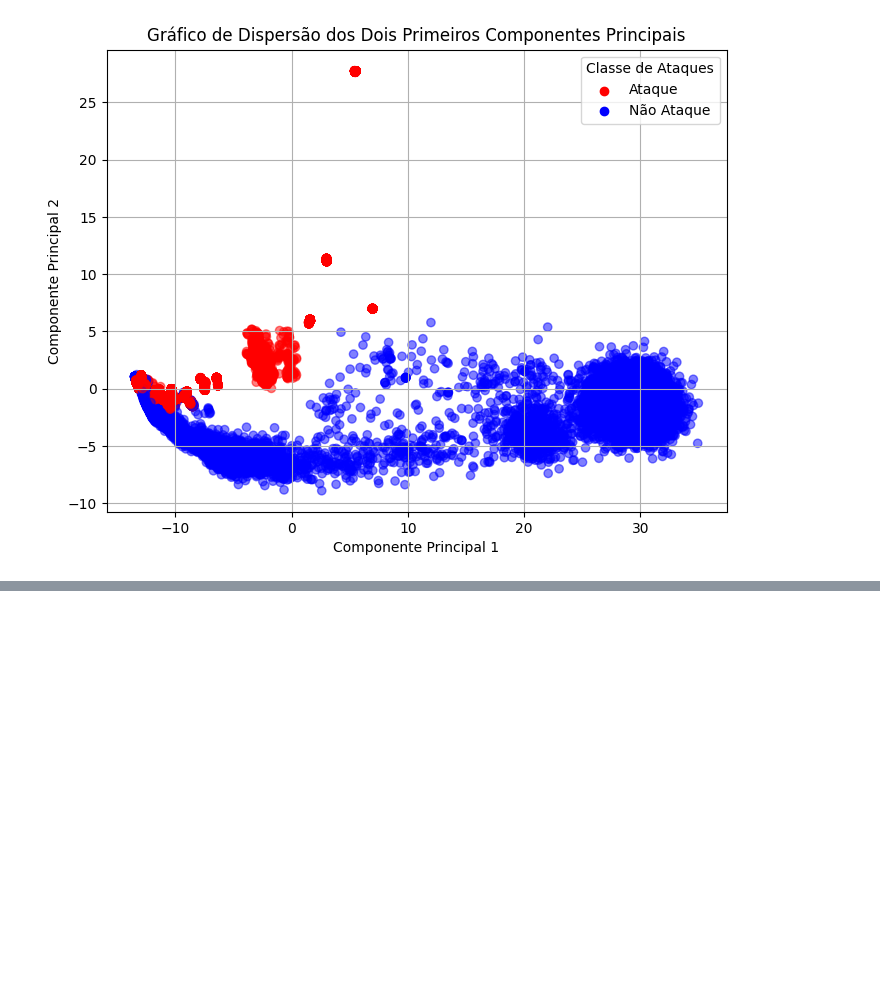
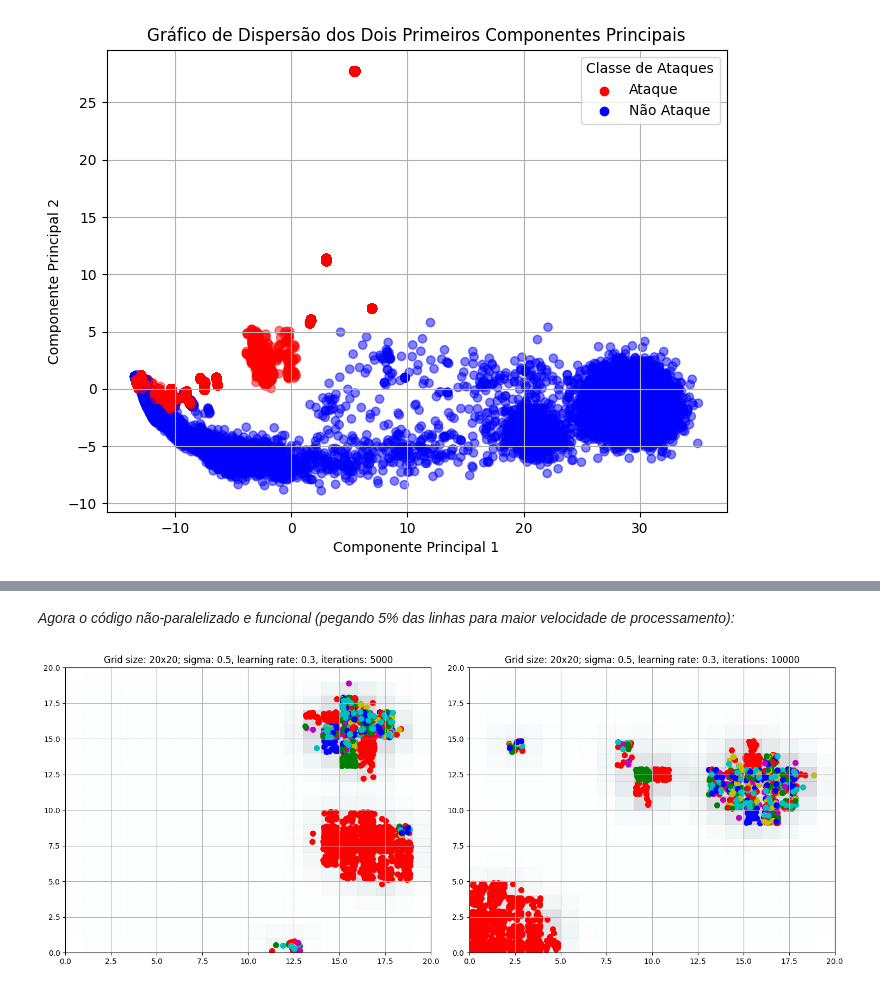
Before and after one commit to cesarpmorais/5G-Data-Training, a Jupyter notebook: data_discovery.ipynb, the cells around one changed output, grey strips where cells are left out. Cells and saved outputs as stored; diff of their text form; code cells hidden in the pictures; blank space fills up the shorter version.

```diff
--- a/data_discovery.ipynb
+++ b/data_discovery.ipynb
@@ -186,0 +217,24 @@ plt.show()
+# %%
+def plot_som(som, param, training_data, target, ax):
+    ax.pcolor(som.distance_map().T, cmap='bone_r', alpha=.2)
+    ax.set_title(f'Grid size: {param[0]}x{param[0]}; sigma: {param[1]}, learning rate: {param[2]}, iterations: {param[3]}')
+    ax.grid()
+
+    # Find winning neurons for each data point
+    w_x, w_y = zip(*[som.winner(d) for d in training_data])
+    w_x = np.array(w_x)
+    w_y = np.array(w_y)
+
+    # Define colors for different classes
+    colors = ['r', 'g', 'b', 'c', 'm', 'y']  # Add more colors as needed
+    unique_classes = np.unique(target)
+    for j, c in enumerate(unique_classes):
+        idx_target = target == c
+        ax.scatter(w_x[idx_target] + .5 + (np.random.rand(np.sum(idx_target)) - .5) * 0.8,
+                   w_y[idx_target] + .5 + (np.random.rand(np.sum(idx_target)) - .5) * 0.8,
+                   s=50, c=colors[j % len(colors)], label=f'Class {c}')  # Using modulo to cycle through colors
+
+def train_som(size, sigma, learning_rate, iterations, training_df, training_data):
+    som = MiniSom(size, size, training_df.shape[1], sigma=sigma, learning_rate=learning_rate)
+    som.train(training_data, iterations)
+    return som
@@ -186,0 +283,2 @@ plt.show()
+# %% [markdown]
+_Agora o código não-paralelizado e funcional (pegando 5% das linhas para maior velocidade de processamento):_
@@ -186,0 +343,14 @@ plt.show()
+# %%
+# Preparando os dados para serem treinados
+training_df = df.iloc[:, :-1]
+training_df = training_df.sample(frac=0.05, random_state=42)
+target = training_df[training_df.columns[-1]].values
+
+# data normalization
+training_data = (training_df - np.mean(training_df, axis=0)) / np.std(training_df, axis=0)
+training_data = training_data.values  # Convert DataFrame to NumPy array
+
+trained_soms, params = train_soms(training_df, training_data)
+plot_soms(trained_soms, params, training_data, target)
+# %% [output]
+[figure, added]
```
Also changed, not shown: parts of 12 cells of this notebook.
